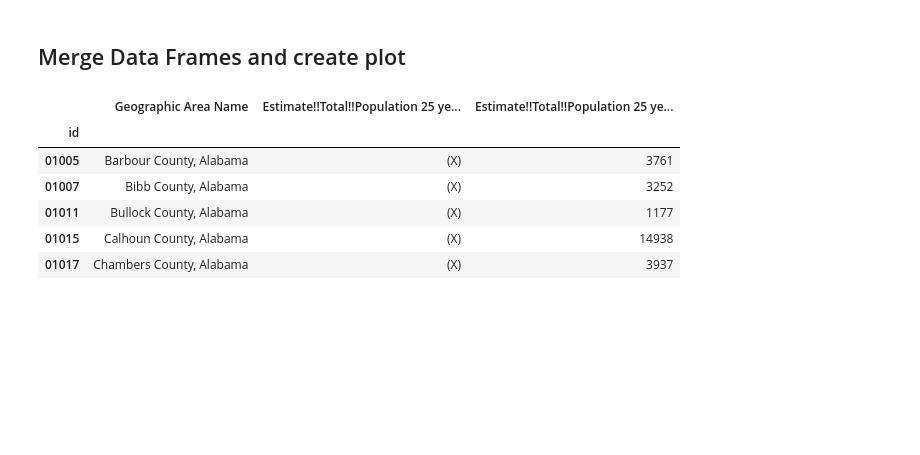
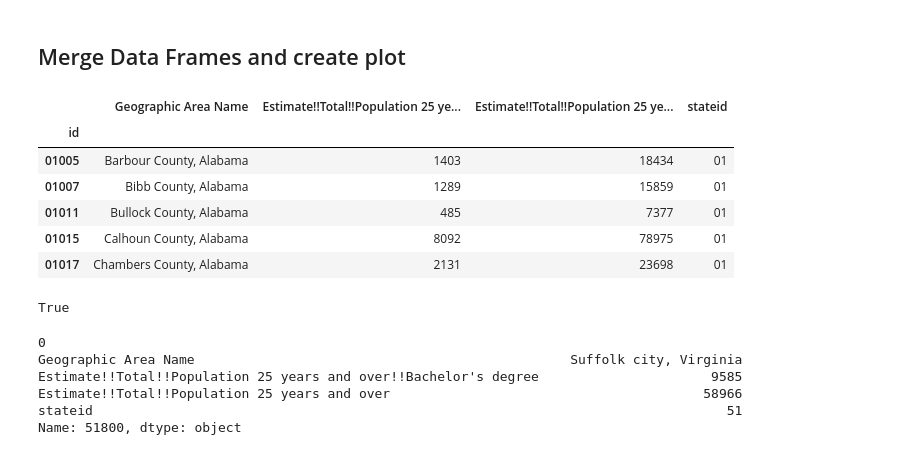
Before and after one commit to samaygarg/evprediction, a Jupyter notebook: proposal_vis.ipynb, the cells around one changed output. Drawn from its saved outputs; the diff is of its cells as text; code cells hidden in the pictures; blank space fills up the shorter version.

```diff
--- a/proposal_vis.ipynb
+++ b/proposal_vis.ipynb
@@ -144,7 +282,8 @@ metadata
 769 rows × 2 columns
 # %%
 tokeep = ['GEO_ID', 'NAME']
-tokeep.extend(list(metadata.iloc[[29,31],0].values))
+tokeep.extend(['S1501_C01_012E', 'S1501_C01_006E'])
+# tokeep.extend(list(metadata.iloc[[29,31],0].values))
 # %%
 tokeep
 # %% [output]
@@ -174,6 +313,8 @@ data_small.head()
 # %%
 def id_filter(x):
     return x[-5:]
+def get_state_id(x):
+    return x[:2]
 # %%
 data_small['id'] = data_small['id'].apply(id_filter)
 # %%
@@ -194 +335,4 @@ data_small
 3220 rows × 4 columns
+# %%
+data_small['stateid'] = data_small['id'].apply(get_state_id)
+data_small.head(100)
@@ -195,16 +353,29 @@ data_small
 # %%
-ed_clean = data_small.copy()
+ed_cleana = data_small.copy()
 # %% [markdown]
 ## Merge Data Frames and create plot
 # %%
+ed_cleana.head()
+ed_clean = ed_cleana.set_index('id')
 ed_clean.head()
-ed_clean = ed_clean.set_index('id')
-ed_clean.head()
 # %% [output]
-|  | Geographic Area Name | Estimate!!Total!!Population 25 ye... | Estimate!!Total!!Population 25 ye... |
-| id |  |  |  |
-| 01005 | Barbour County, Alabama | (X) | 3761 |
-| 01007 | Bibb County, Alabama | (X) | 3252 |
-| 01011 | Bullock County, Alabama | (X) | 1177 |
-| 01015 | Calhoun County, Alabama | (X) | 14938 |
-| 01017 | Chambers County, Alabama | (X) | 3937 |
+|  | Geographic Area Name | Estimate!!Total!!Population 25 ye... | Estimate!!Total!!Population 25 ye... | stateid |
+| id |  |  |  |  |
+| 01005 | Barbour County, Alabama | 1403 | 18434 | 01 |
+| 01007 | Bibb County, Alabama | 1289 | 15859 | 01 |
+| 01011 | Bullock County, Alabama | 485 | 7377 | 01 |
+| 01015 | Calhoun County, Alabama | 8092 | 78975 | 01 |
+| 01017 | Chambers County, Alabama | 2131 | 23698 | 01 |
+# %%
+'51800' in ed_clean.index
+# %% [output]
+True
+# %%
+ed_clean.loc['51800']
+# %% [output]
+0
+Geographic Area Name                                                Suffolk city, Virginia
+Estimate!!Total!!Population 25 years and over!!Bachelor's degree                      9585
+Estimate!!Total!!Population 25 years and over                                        58966
+stateid                                                                                 51
+Name: 51800, dtype: object
```
Also changed, not shown: parts of 45 cells of this notebook, 1 other file.
